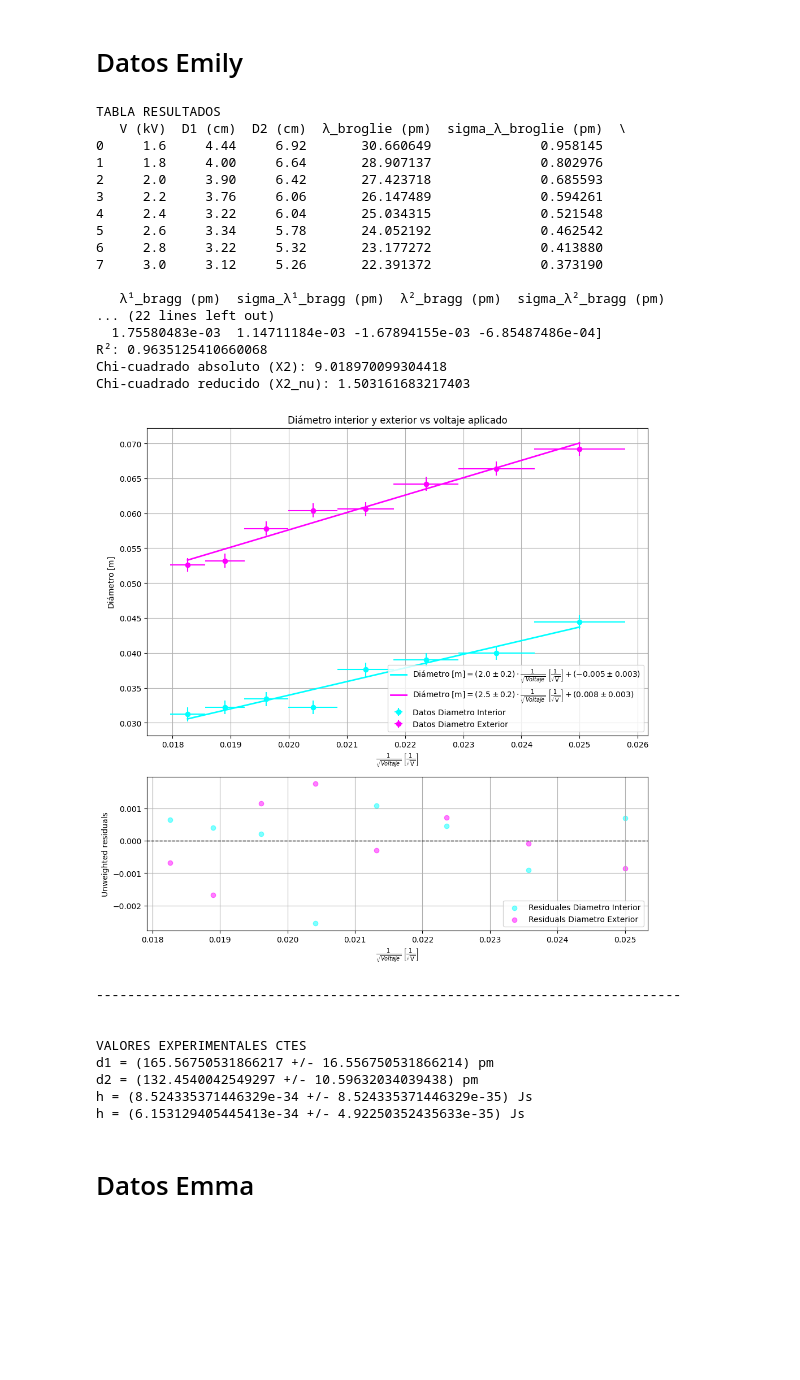
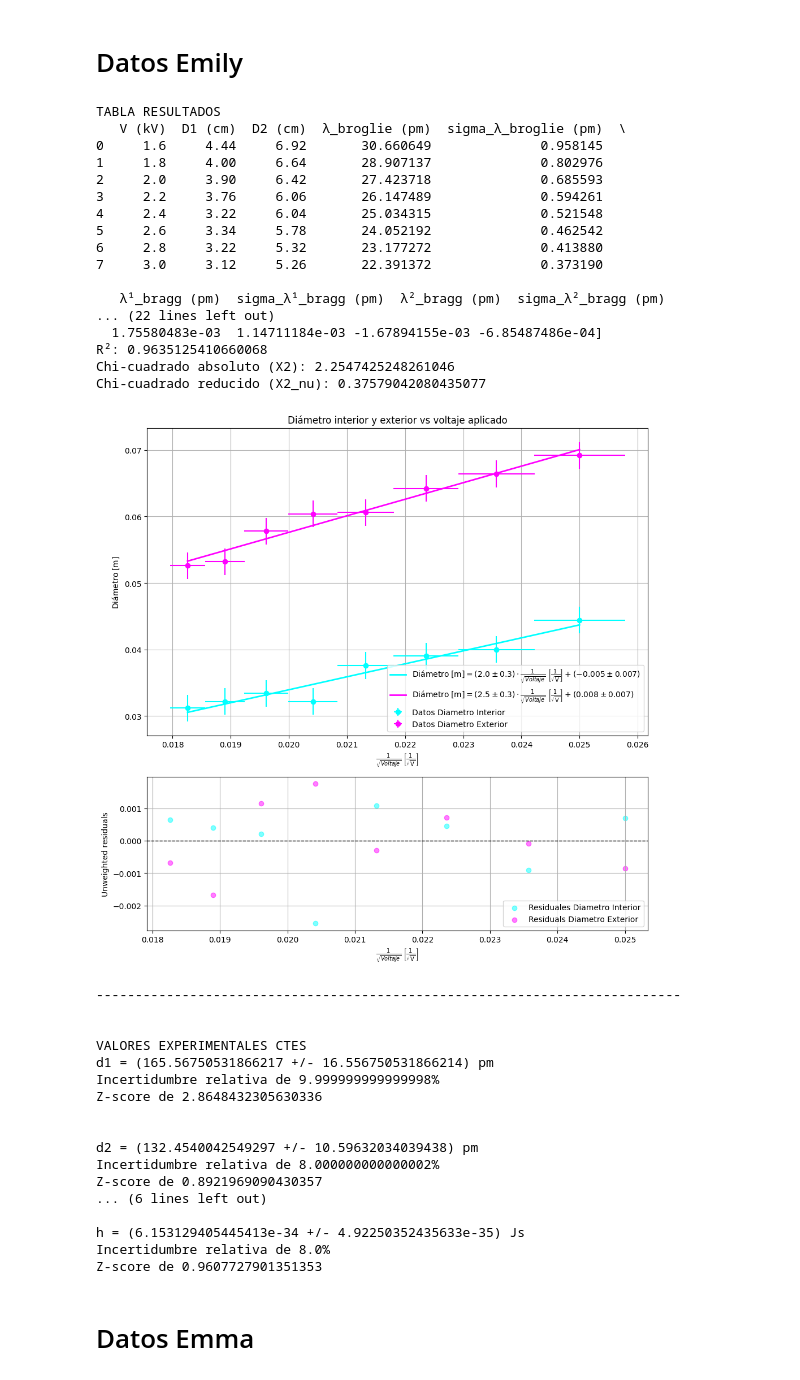
Before and after one commit to Emyfoton/Codigos_pregrado, a Jupyter notebook: Diff_Electrones.ipynb, the cells around one changed output. Drawn from its saved outputs; the diff is of its cells as text; code cells hidden in the pictures; blank space fills up the shorter version.

```diff
--- a/Diff_Electrones.ipynb
+++ b/Diff_Electrones.ipynb
@@ -8,7 +8,6 @@ import pandas as pd
 # %% [markdown]
 # Funciones
 # %%
-
 #FUNCIONES PARA CALCULAR LONGITUD DE ONDA
 def broglie(u,err_u):
     #OJO: los U y err_U deben estar en V no kV
@@ -134,6 +133,12 @@ def plank(pendiente,err_pend,dist):
     err_plank = plank*err_pend/pendiente
 
     return plank,err_plank
+
+def incertidumbre_relativa(x,sigma_x):
+    print(f"Incertidumbre relativa de {(sigma_x/x)*100}%")
+
+def z_score(x_nom,x_exp,sigma):
+    print(f"Z-score de {np.abs(x_nom-x_exp)/sigma}")
 # %% [markdown]
 # Datos Emily
 # %%
@@ -146,7 +151,7 @@ Dp_Err= np.array([2.73, 2.60, 2.22, 2, 1.95, 1.88, 1.61, 1.67, 1.61, 1.56]) #Rad
 Dp_data = Dp_Err * 2 #Dado que cometimos el error de medir radios y no diametros, multiplicamos los datos x2
 
 Dg_data = Dg_Err * 2
-err_D_data= np.array([0.1]*10) #incertidumbre diametros +-0.1 cm
+err_D_data= np.array([0.1*2]*10) #incertidumbre diametros +-0.1 cm
 
 
 #DATOS FITLRADOS:
@@ -215,44 +220,67 @@ pendiente_g= 2.5
 err_pend_g = 0.2
 pendiente_p= 2.0
 err_pend_p = 0.2
 
 dist1, err_dist1 = distancia(pendiente_p,err_pend_p)
 dist2, err_dist2 = distancia(pendiente_g,err_pend_g)
 cte_plank1, error_cte_plank1= plank(pendiente_p,err_pend_p,d1)
 cte_plank2, error_cte_plank2= plank(pendiente_g,err_pend_g,d2)
 
 print("VALORES EXPERIMENTALES CTES")
+h= 6.62607015e-34 #J s
 print(f"d1 = ({dist1*1e12} +/- {err_dist1*1e12}) pm")
+incertidumbre_relativa(dist1*1e12,err_dist1*1e12)
+z_score(213,dist1*1e12,err_dist1*1e12)
+print("\n")
+
 print(f"d2 = ({dist2*1e12} +/- {err_dist2*1e12}) pm")
+incertidumbre_relativa(dist2*1e12,err_dist2*1e12)
+z_score(123,dist2*1e12,err_dist2*1e12)
+print("\n")
 print(f"h = ({cte_plank1} +/- {error_cte_plank1}) Js")
+incertidumbre_relativa(cte_plank1,error_cte_plank1)
+z_score(h,cte_plank1,error_cte_plank1)
+print("\n")
 print(f"h = ({cte_plank2} +/- {error_cte_plank2}) Js")
+incertidumbre_relativa(cte_plank2,error_cte_plank2)
+z_score(h,cte_plank2,error_cte_plank2)
+print("\n")
 # %% [output]
 TABLA RESULTADOS
    V (kV)  D1 (cm)  D2 (cm)  λ_broglie (pm)  sigma_λ_broglie (pm)  \
 0     1.6     4.44     6.92       30.660649              0.958145
 1     1.8     4.00     6.64       28.907137              0.802976
 2     2.0     3.90     6.42       27.423718              0.685593
 3     2.2     3.76     6.06       26.147489              0.594261
 4     2.4     3.22     6.04       25.034315              0.521548
 5     2.6     3.34     5.78       24.052192              0.462542
 6     2.8     3.22     5.32       23.177272              0.413880
 7     3.0     3.12     5.26       22.391372              0.373190
 
    λ¹_bragg (pm)  sigma_λ¹_bragg (pm)  λ²_bragg (pm)  sigma_λ²_bragg (pm)
 ... (22 lines left out)
   1.75580483e-03  1.14711184e-03 -1.67894155e-03 -6.85487486e-04]
 R²: 0.9635125410660068
-Chi-cuadrado absoluto (X2): 9.018970099304418
-Chi-cuadrado reducido (X2_nu): 1.503161683217403
+Chi-cuadrado absoluto (X2): 2.2547425248261046
+Chi-cuadrado reducido (X2_nu): 0.37579042080435077
-[figure, old version]
+[figure, new version]
 ---------------------------------------------------------------------------
 
 
 VALORES EXPERIMENTALES CTES
 d1 = (165.56750531866217 +/- 16.556750531866214) pm
+Incertidumbre relativa de 9.999999999999998%
+Z-score de 2.8648432305630336
+
+
 d2 = (132.4540042549297 +/- 10.59632034039438) pm
-h = (8.524335371446329e-34 +/- 8.524335371446329e-35) Js
+Incertidumbre relativa de 8.000000000000002%
+Z-score de 0.8921969090430357
+... (6 lines left out)
+
 h = (6.153129405445413e-34 +/- 4.92250352435633e-35) Js
+Incertidumbre relativa de 8.0%
+Z-score de 0.9607727901351353
 # %% [markdown]
 # Datos Emma
 # %%
```
Also changed, not shown: parts of 3 cells of this notebook.
